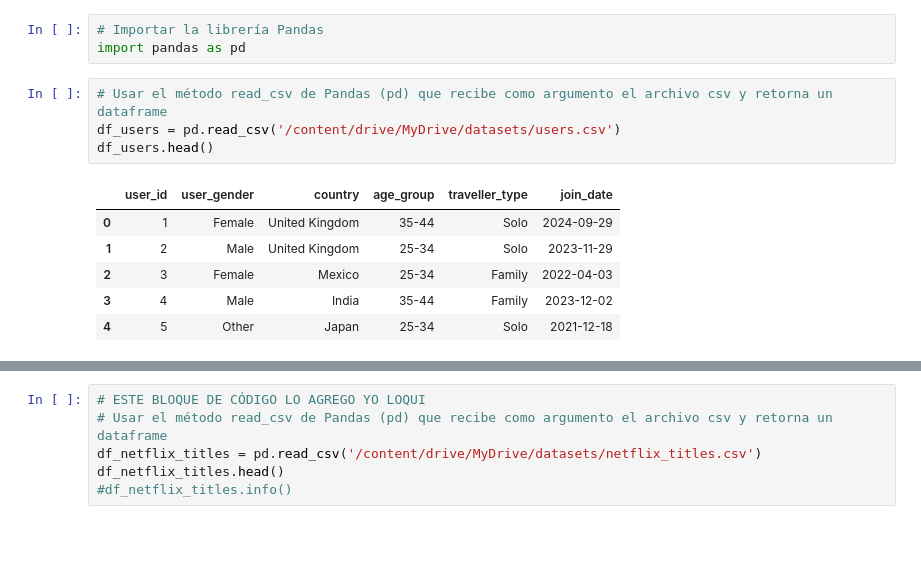
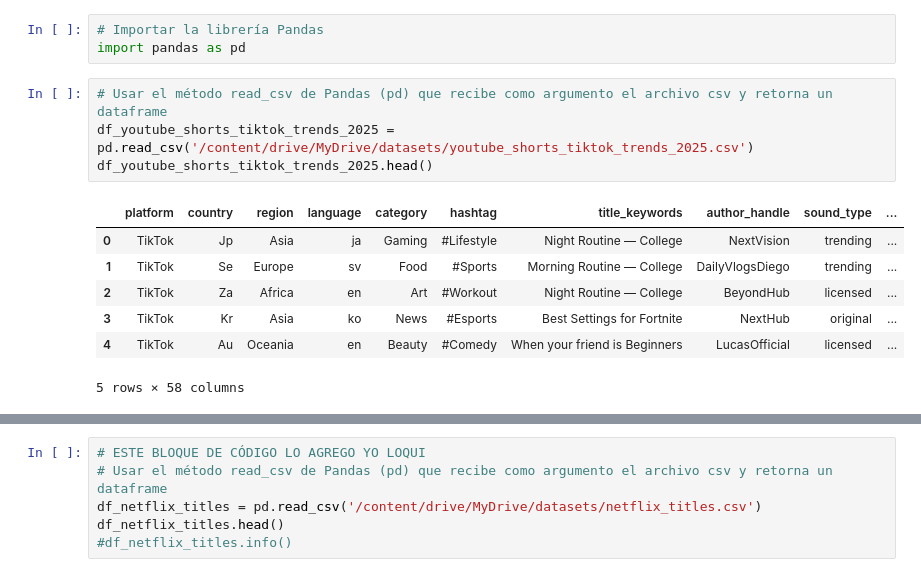
Before and after one commit to GermanStanzione/TT-2C2025-Data-Analitycs-Notebooks, a Jupyter notebook: Clase_3/Mia/Clase_03_NB2_Import_datasets_con_pandas.ipynb, the cells around one changed output, grey strips where cells are left out. Saved outputs shown, nothing was run; the diff lists cells and outputs as text; blank space fills up the shorter version.

```diff
--- a/Clase_3/Mia/Clase_03_NB2_Import_datasets_con_pandas.ipynb
+++ b/Clase_3/Mia/Clase_03_NB2_Import_datasets_con_pandas.ipynb
@@ -75,12 +76,13 @@ os.listdir("/content/drive/MyDrive/datasets")
 import pandas as pd
 # %%
 # Usar el método read_csv de Pandas (pd) que recibe como argumento el archivo csv y retorna un dataframe
-df_users = pd.read_csv('/content/drive/MyDrive/datasets/users.csv')
-df_users.head()
+df_youtube_shorts_tiktok_trends_2025 = pd.read_csv('/content/drive/MyDrive/datasets/youtube_shorts_tiktok_trends_2025.csv')
+df_youtube_shorts_tiktok_trends_2025.head()
 # %% [output]
-|  | user_id | user_gender | country | age_group | traveller_type | join_date |
-| 0 | 1 | Female | United Kingdom | 35-44 | Solo | 2024-09-29 |
-| 1 | 2 | Male | United Kingdom | 25-34 | Solo | 2023-11-29 |
-| 2 | 3 | Female | Mexico | 25-34 | Family | 2022-04-03 |
-| 3 | 4 | Male | India | 35-44 | Family | 2023-12-02 |
-| 4 | 5 | Other | Japan | 25-34 | Solo | 2021-12-18 |
+|  | platform | country | region | language | category | hashtag | title_keywords | author_handle | sound_type | ... |
+| 0 | TikTok | Jp | Asia | ja | Gaming | #Lifestyle | Night Routine — College | NextVision | trending | ... |
+| 1 | TikTok | Se | Europe | sv | Food | #Sports | Morning Routine — College | DailyVlogsDiego | trending | ... |
+| 2 | TikTok | Za | Africa | en | Art | #Workout | Night Routine — College | BeyondHub | licensed | ... |
+| 3 | TikTok | Kr | Asia | ko | News | #Esports | Best Settings for Fortnite | NextHub | original | ... |
+| 4 | TikTok | Au | Oceania | en | Beauty | #Comedy | When your friend is Beginners | LucasOfficial | licensed | ... |
+5 rows × 58 columns
```
Also changed, not shown: parts of 3 cells of this notebook.
